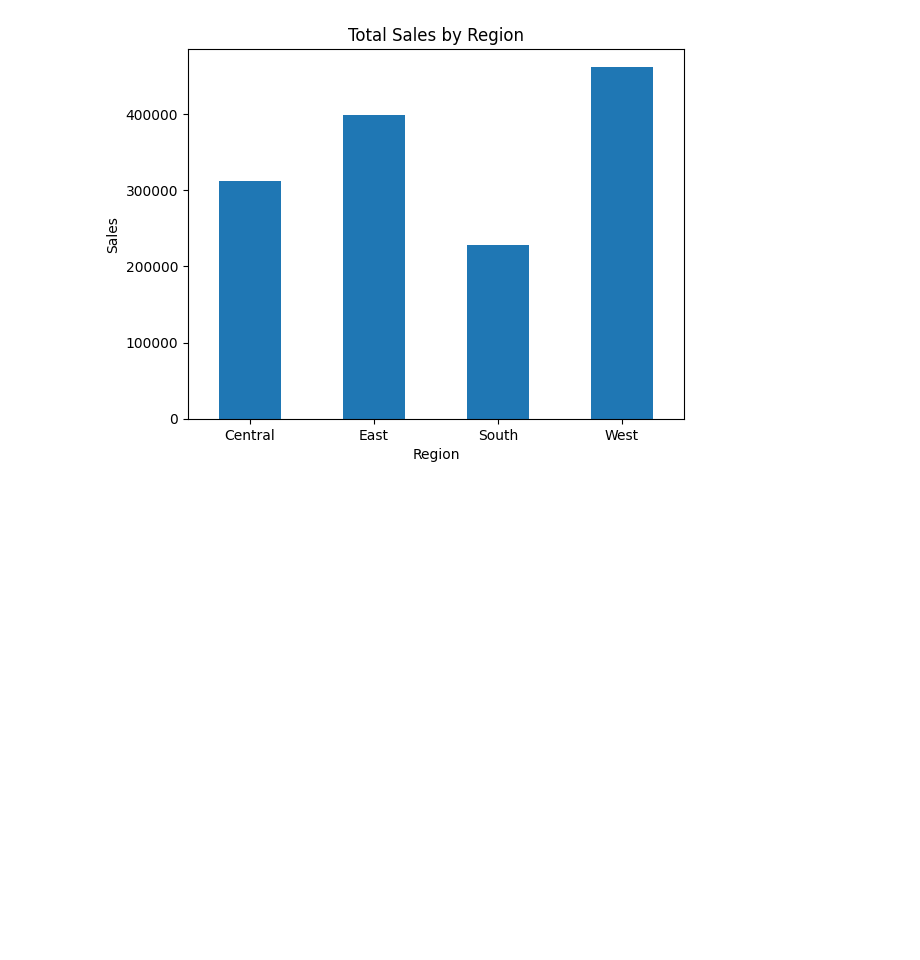
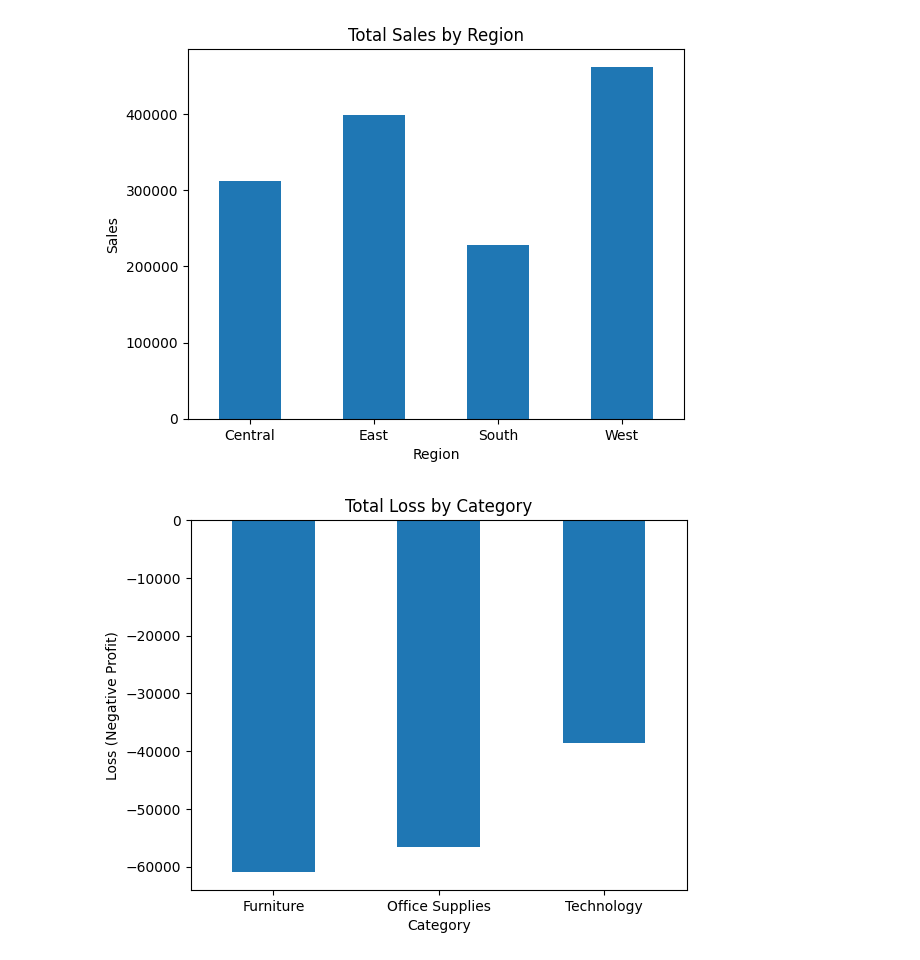
Before and after one commit to om1dev/Sales_Optimization, a Jupyter notebook: notebooks/cleaning_with_analysis.ipynb, the cells around one changed output. Drawn from its saved outputs; the diff is of its cells as text; code cells hidden in the pictures; blank space fills up the shorter version.

```diff
--- a/notebooks/cleaning_with_analysis.ipynb
+++ b/notebooks/cleaning_with_analysis.ipynb
@@ -416,3 +416,15 @@ plt.xticks(rotation=0)
 plt.show()
 # %% [output]
 [figure]
+# %%
+loss_df = df[df['Profit'] < 0]
+# %%
+loss_df.groupby('Category')['Profit'].sum().plot(kind='bar')
+
+plt.title("Total Loss by Category")
+plt.xlabel("Category")
+plt.ylabel("Loss (Negative Profit)")
+plt.xticks(rotation=0)
+plt.show()
+# %% [output]
+[figure, added]
```
Also changed, not shown: parts of 1 cell of this notebook, 1 other file.
